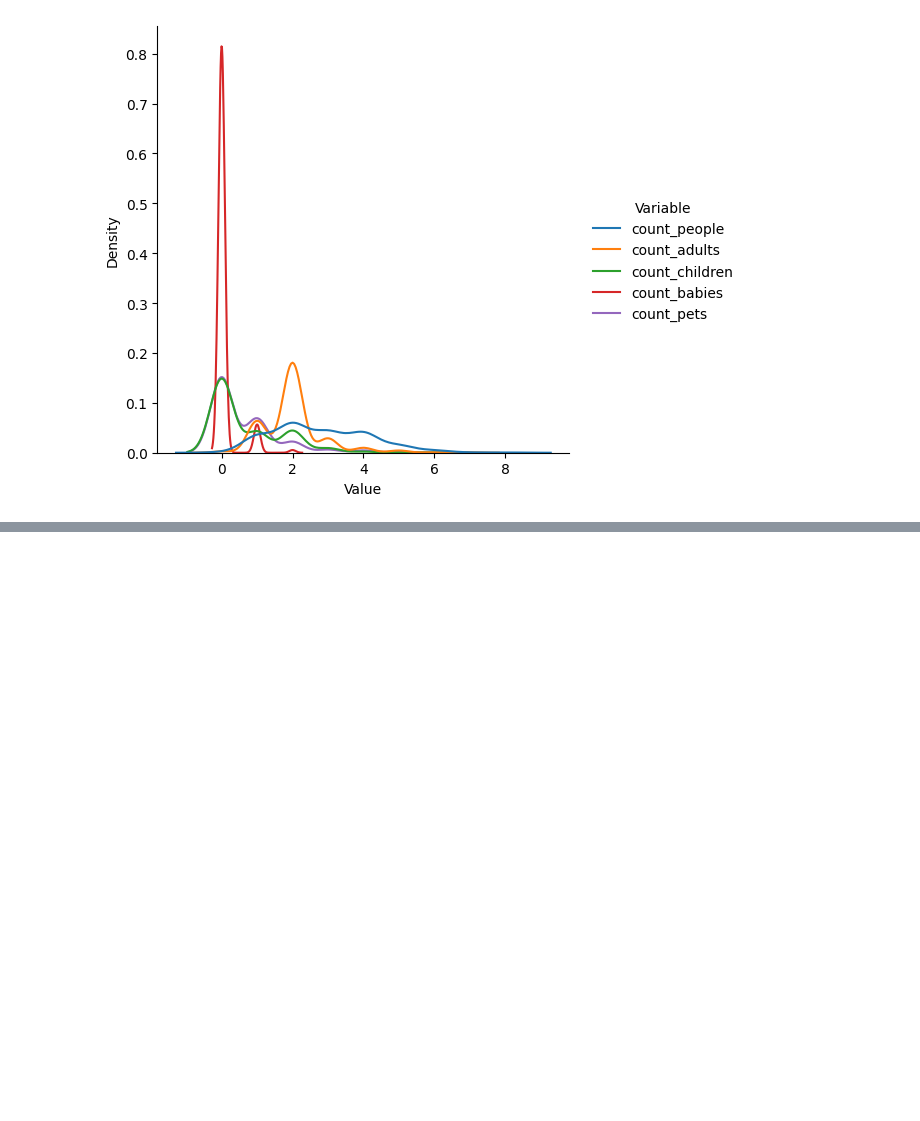
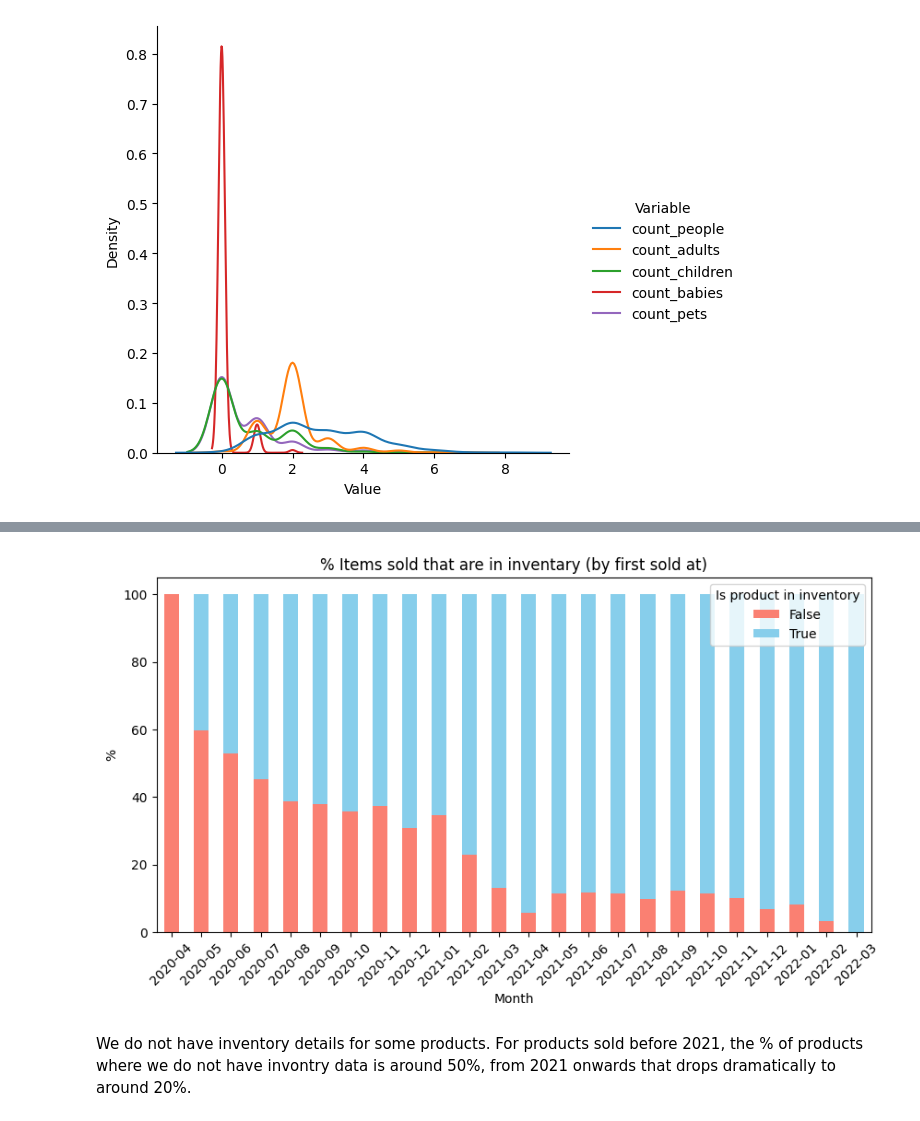
Before and after one commit to bei99/zrive-ds, a Jupyter notebook: zrive_ds/src/module_2/module_2_eda.ipynb, the cells around one changed output, grey strips where cells are left out. Cells and saved outputs as stored; diff of their text form; code cells hidden in the pictures; blank space fills up the shorter version.

Commit message:
Task 2 part I: Data Exploration

```diff
--- a/zrive_ds/src/module_2/module_2_eda.ipynb
+++ b/zrive_ds/src/module_2/module_2_eda.ipynb
@@ -327,0 +482,21 @@ Value
+# %%
+# get only the necessary columns
+ordered_items = orders[['order_date','ordered_items']]
+
+# unnest the list of items
+ordered_items= ordered_items.explode('ordered_items')
+
+
+# get the first, last and number of purchases for a given item
+orders_agg = ordered_items.groupby('ordered_items').agg({
+    'order_date':['min','max','count']
+}).reset_index()
+
+# rename the columns
+orders_agg.columns =['variant_id','first_ordered','last_ordered','no_times_ordered']
+
+ordered_products = pd.merge(orders_agg,inventory, how='left',on='variant_id')
+
+ordered_products['has_price'] = np.where(ordered_products['price'].isnull(),False,True)
+
+ordered_products.head()
@@ -327,0 +510,24 @@ Value
+# %%
+
+#  Extract year-month
+ordered_products['year_month'] = ordered_products['first_ordered'].dt.to_period('M')
+
+monthly_counts = ordered_products.groupby(['year_month', 'has_price']).size().unstack(fill_value=0)
+
+# Convert to percentage (normalize)
+monthly_percentage = monthly_counts.div(monthly_counts.sum(axis=1), axis=0) * 100
+
+# Plot
+monthly_percentage.plot(kind='bar', stacked=True, color=['salmon', 'skyblue'], figsize=(10, 5))
+
+# Customize plot
+plt.title('% Items sold that are in inventary (by first sold at)')
+plt.ylabel('%')
+plt.xlabel('Month')
+plt.xticks(rotation=45)
+plt.legend(['False', 'True'], title="Is product in inventory")
+plt.show()
+# %% [output]
+[figure, added]
+# %% [markdown]
+We do not have inventory details for some products. For products sold before 2021, the % of products where we do not have invontry data is around 50%, from 2021 onwards that drops dramatically to around 20%.
```
Also changed, not shown: parts of 30 cells of this notebook, 3 other files.
